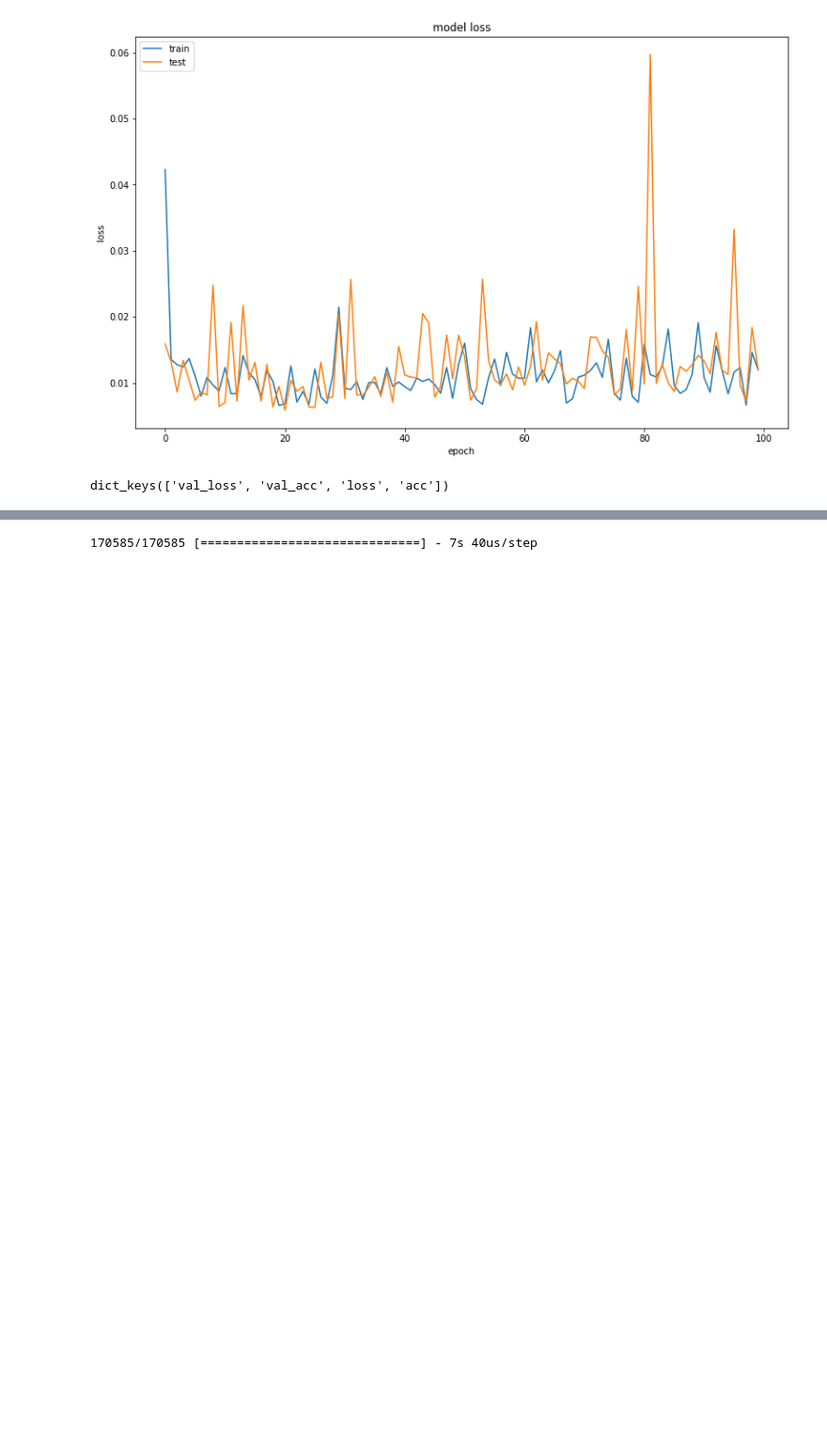
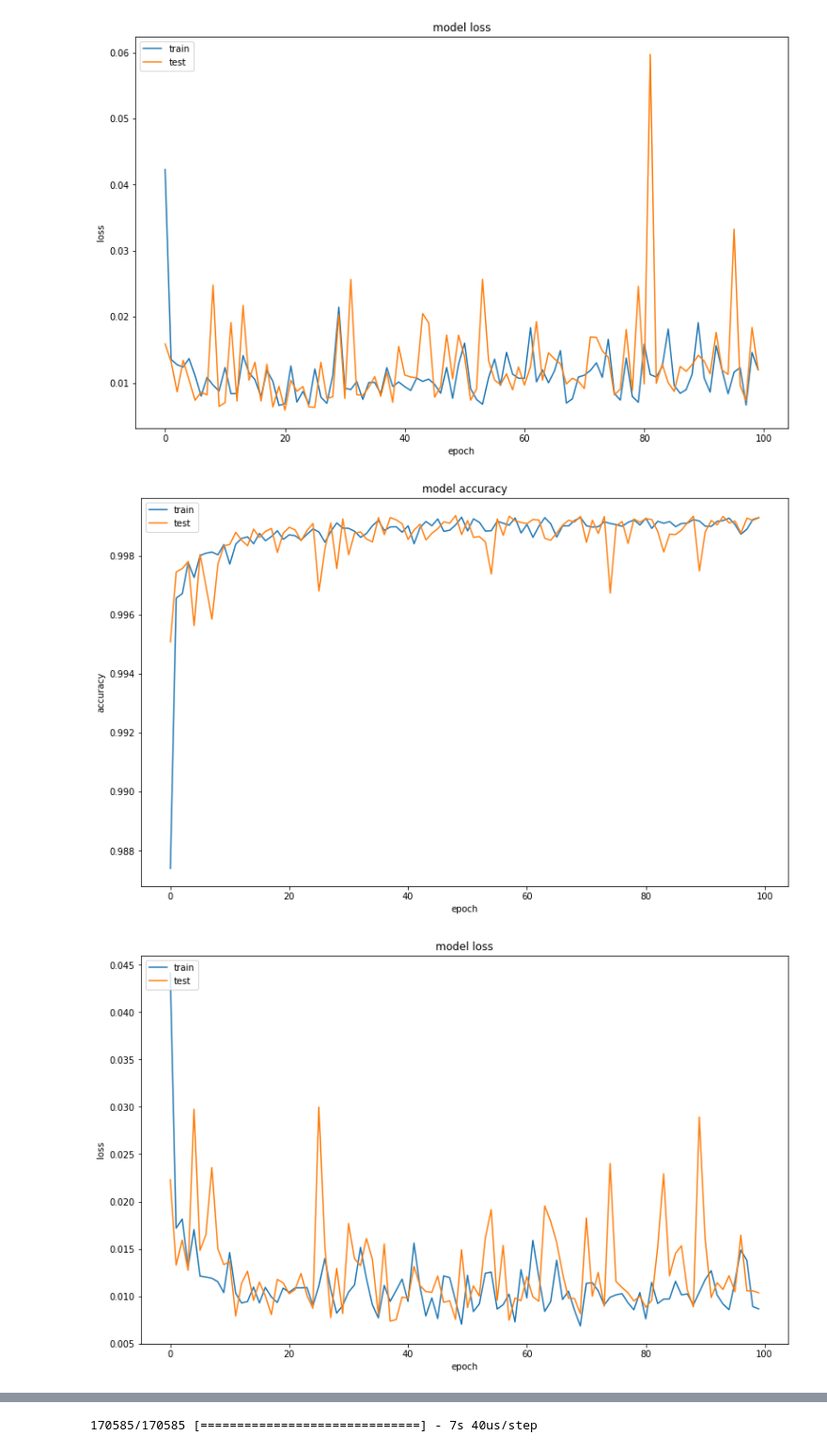
Before and after one commit to Bnic3/creditcard_fraud_detector, a Jupyter notebook: fraud_detector/fraud_detector.ipynb, the cells around one changed output, grey strips where cells are left out. Shown: that part at 94% size. Drawn from its saved outputs; the diff is of its cells as text; code cells hidden in the pictures; blank space fills up the shorter version.

Commit message:
rerun of experiment for shahin

```diff
--- a/fraud_detector/fraud_detector.ipynb
+++ b/fraud_detector/fraud_detector.ipynb
@@ -290,7 +300,26 @@ plt.show()
 # %% [output]
 [figure]
 [figure]
-# %%
-experiment_history.history.keys()
-# %% [output]
-dict_keys(['val_loss', 'val_acc', 'loss', 'acc'])
+# %%
+# summarize history for accuracy
+plt.figure(figsize=(13,8))
+plt.plot(experiment_history.history['acc'])
+plt.plot(experiment_history.history['val_acc'])
+plt.title('model accuracy')
+plt.ylabel('accuracy')
+plt.xlabel('epoch')
+plt.legend(['train', 'test'], loc='upper left')
+plt.show()
+# summarize history for loss
+
+plt.figure(figsize=(13,8))
+plt.plot(experiment_history.history['loss'])
+plt.plot(experiment_history.history['val_loss'])
+plt.title('model loss')
+plt.ylabel('loss')
+plt.xlabel('epoch')
+plt.legend(['train', 'test'], loc='upper left')
+plt.show()
+# %% [output]
+[figure, added]
+[figure, added]
```
Also changed, not shown: parts of 19 cells of this notebook, 5 other files.
